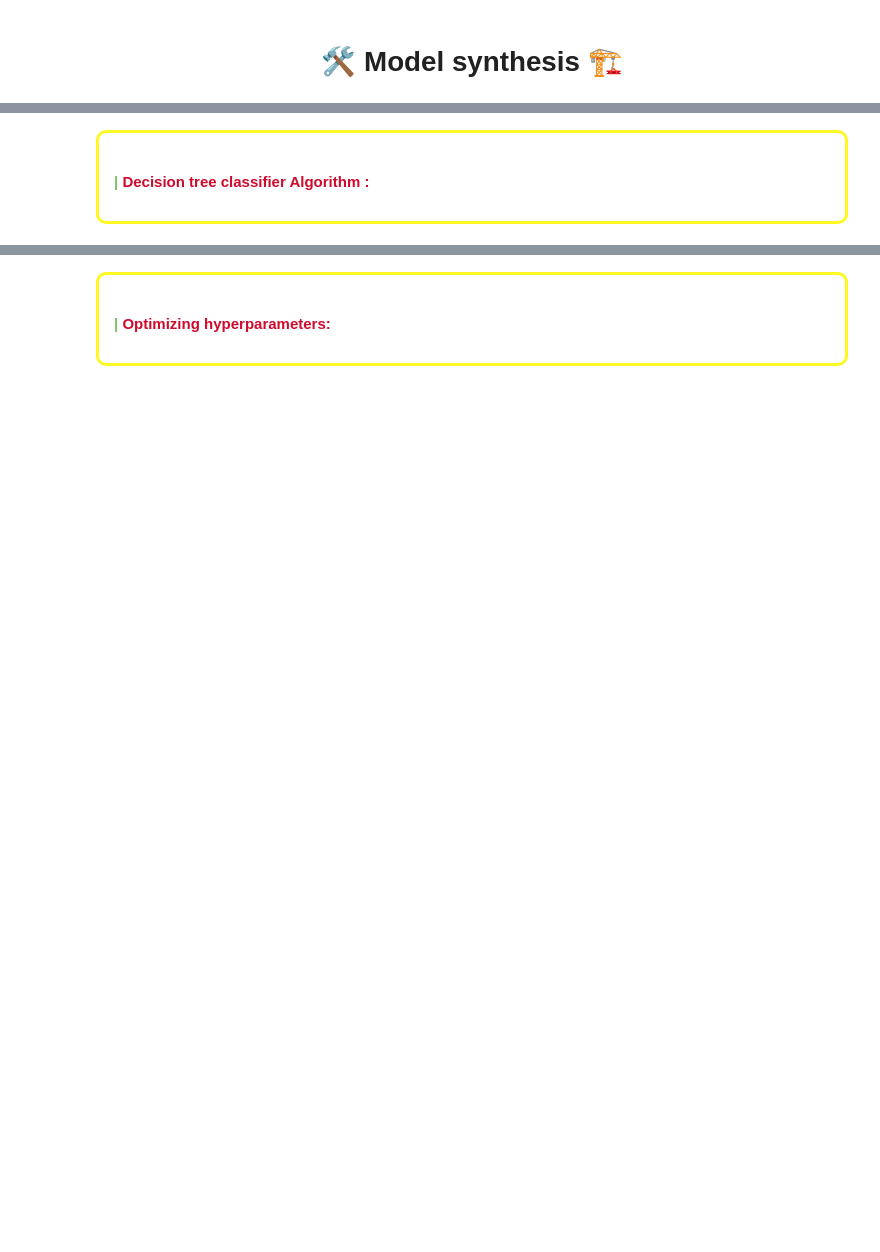
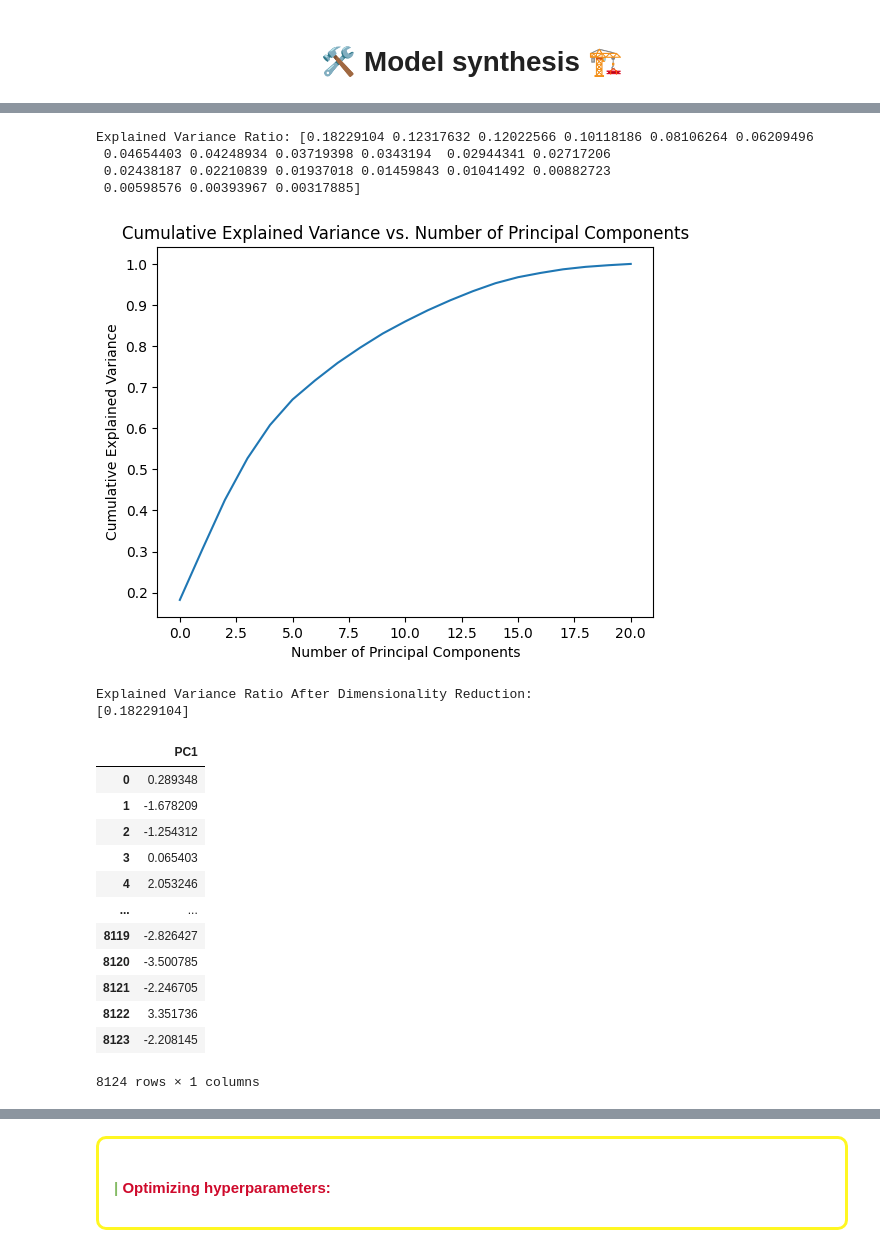
Before and after one commit to AsinaMilic/ML_course_projects, a Jupyter notebook: mushrooms-final.ipynb, the cells around one changed output, grey strips where cells are left out. Saved outputs shown, nothing was run; the diff lists cells and outputs as text; code cells hidden in the pictures; blank space fills up the shorter version.

```diff
--- a/mushrooms-final.ipynb
+++ b/mushrooms-final.ipynb
@@ -963,2 +1126,27 @@ y =df['class']
 </div>
+# %%
+desired_variance_ratio = 0.1
+df_pca = apply_pca_with_variance(df, desired_variance_ratio)
+df_pca
+# %% [output]
+Explained Variance Ratio: [0.18229104 0.12317632 0.12022566 0.10118186 0.08106264 0.06209496
+ 0.04654403 0.04248934 0.03719398 0.0343194  0.02944341 0.02717206
+ 0.02438187 0.02210839 0.01937018 0.01459843 0.01041492 0.00882723
+ 0.00598576 0.00393967 0.00317885]
+[figure, added]
+Explained Variance Ratio After Dimensionality Reduction:
+[0.18229104]
+|  | PC1 |
+| 0 | 0.289348 |
+| 1 | -1.678209 |
+| 2 | -1.254312 |
+| 3 | 0.065403 |
+| 4 | 2.053246 |
+| ... | ... |
+| 8119 | -2.826427 |
+| 8120 | -3.500785 |
+| 8121 | -2.246705 |
+| 8122 | 3.351736 |
+| 8123 | -2.208145 |
+8124 rows × 1 columns
 # %%
@@ -966,4 +1156,0 @@ X_train, X_test, y_train, y_test = train_test_split(X,y,test_size=0.1,random_sta
-# %% [markdown]
-<div style="border-radius:10px;border:#FFF722 solid;padding: 15px;background-color:#ffffff00;font-size:100%;text-align:left">
-    <b><h4><span style='color:#85BB65'>|</span> <span style = 'color:#cf0a2c'> Decision tree classifier Algorithm :</span></h4></b>
-</div>
```
Also changed, not shown: parts of 35 cells of this notebook.
